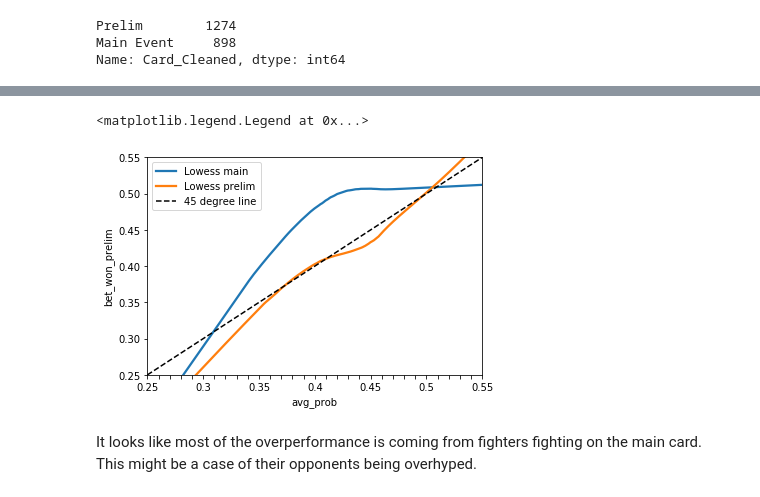
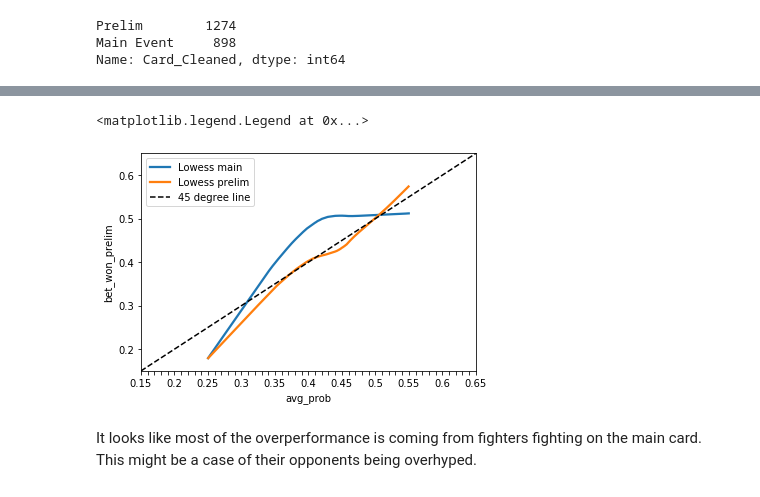
Before and after one commit to iankotliar/UFC_Final, a Jupyter notebook: code/Analysis/Exploratory/8_explore_35_42_overperformance.ipynb, the cells around one changed output, grey strips where cells are left out. Drawn from its saved outputs; the diff is of its cells as text; code cells hidden in the pictures.

```diff
--- a/code/Analysis/Exploratory/8_explore_35_42_overperformance.ipynb
+++ b/code/Analysis/Exploratory/8_explore_35_42_overperformance.ipynb
@@ -65,25 +65,25 @@ display(grouped[['diff_main', 'p_val_main', 'n_main', 'diff_prelim', 'p_val_prel
 | (0.4250000000000001, 0.4500000000... | 0.126879 | 0.007091 | 119 | -0.044842 | 0.266473 | 161 | 280 |
 | (0.4500000000000001, 0.4750000000... | 0.006921 | 0.920309 | 100 | -0.002040 | 1.000000 | 154 | 254 |
 # %%
-bets_recent = bets[(bets.year >= 2013)& (bets.avg_prob >= .25) & (bets.avg_prob <= .55)].copy()
+bets_recent = bets[(bets.year >= 2013) & (bets.avg_prob >= .25) & (bets.avg_prob <= .55)].copy()
 bets_recent['bet_won_main'] = np.where(bets_recent.Card_Cleaned == 'Prelim', np.nan, bets_recent.bet_won)
 bets_recent['bet_won_prelim'] = np.where(bets_recent.Card_Cleaned == 'Prelim',  bets_recent.bet_won, np.nan)
 
 fig, ax = plt.subplots()
 sns.regplot('avg_prob', 'bet_won_main', data = bets_recent,
             scatter = False, lowess = True, ax = ax, label = 'Lowess main')
 sns.regplot('avg_prob', 'bet_won_prelim', data = bets_recent,
             scatter = False, lowess = True, ax = ax, label = 'Lowess prelim')
-x = np.linspace(.25, .55, 100)
+x = np.linspace(.15, .65, 100)
 ax.plot(x, x, 'k--',label = '45 degree line')
-ax.set_xticks(np.arange(.25,.56,.01))
-ax.set_ylim(.25,.55)
-ax.set_xlim(.25,.55)
-ax.set_xticklabels([round(x,2) if i%5 == 0 else '' for i, x in enumerate(np.arange(.25,.56,.01))])
+ax.set_xticks(np.arange(.15,.66,.01))
+ax.set_ylim(.15,.65)
+ax.set_xlim(.15,.65)
+ax.set_xticklabels([round(x,2) if i%5 == 0 else '' for i, x in enumerate(np.arange(.15,.66,.01))])
 ax.legend(loc='best')
 # %% [output]
 <matplotlib.legend.Legend at 0x...>
-[figure, old version]
+[figure, new version]
 # %% [markdown]
 It looks like most of the overperformance is coming from fighters fighting on the main card. This might be a case of their opponents being overhyped.
 # %%
```
